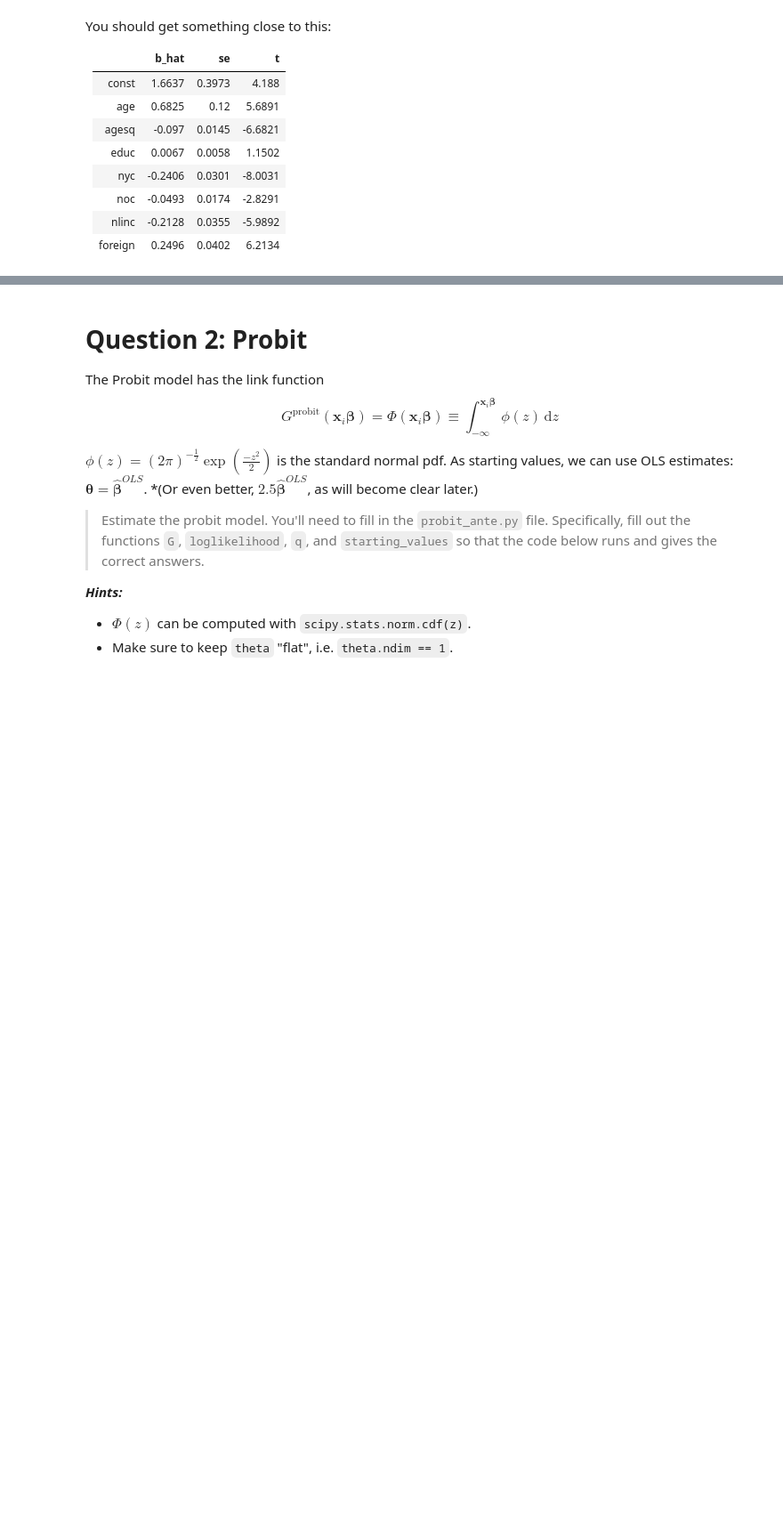
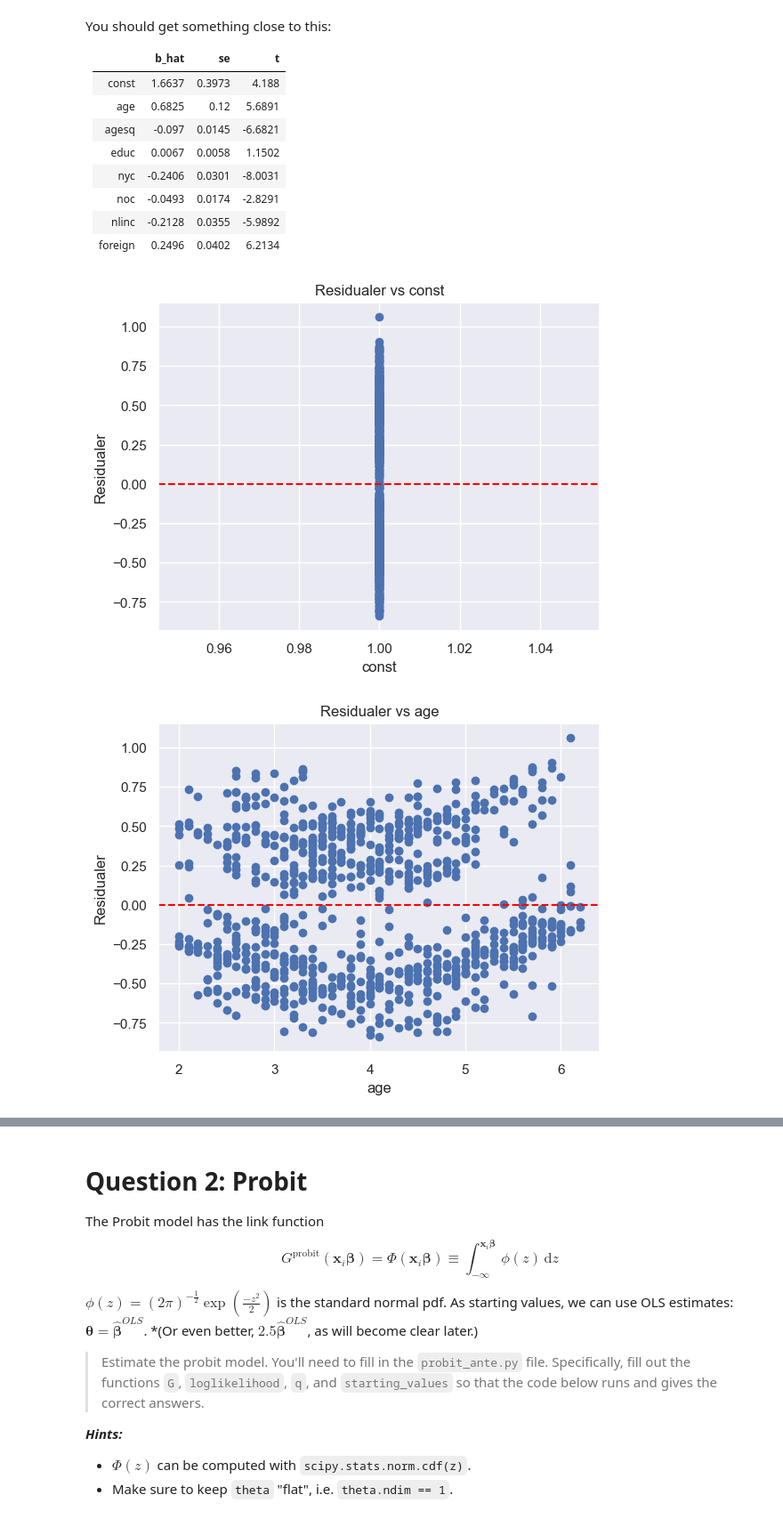
Before and after one commit to anl1313/AME_2025, a Jupyter notebook: Excercise classes/Class 8_2/eksamen/w8_ex_ante.ipynb, the cells around one changed output, grey strips where cells are left out. Shown at 89% size. Drawn from its saved outputs; the diff is of its cells as text; code cells hidden in the pictures; blank space fills up the shorter version.

```diff
--- a/Excercise classes/Class 8_2/eksamen/w8_ex_ante.ipynb
+++ b/Excercise classes/Class 8_2/eksamen/w8_ex_ante.ipynb
@@ -118,7 +117,7 @@ y_lab = 'lfp'
 rawdat_columns = ['lfp', 'nlinc', 'age', 'educ', 'nyc', 'noc', 'foreign'] # contents of raw file
 x_lab = ['const', 'age', 'agesq', 'educ', 'nyc', 'noc', 'nlinc', 'foreign'] # goal for our dataset
 # %%
-dat = pd.read_fwf('swiss.txt', names = rawdat_columns)
+dat = pd.read_fwf('w8_swiss.txt', names = rawdat_columns)
 
 N = dat.shape[0]
 
@@ -171,3 +171,22 @@ You should get something close to this:
 | noc     | -0.0493 | 0.0174 |    -2.8291 |
 | nlinc   | -0.2128 | 0.0355 |    -5.9892 |
 | foreign |  0.2496 | 0.0402 |     6.2134 |
+# %%
+# plot residualer mod x
+import numpy.linalg as la
+beta_ols = la.inv(x.T@x)@ x.T@ y
+res = y-x @beta_ols
+# for hvert x variabel, plot residualer mod x
+for i in range(K):
+    plt.figure()
+    plt.scatter(x[:,i], res)
+    plt.xlabel(x_lab[i])
+    plt.ylabel('Residualer')
+    plt.title(f'Residualer vs {x_lab[i]}')
+    plt.axhline(0, color='red', linestyle='--')
+    plt.show()
+# hvis det er homoskedastisk,så skal residualerne ikke vise
+# noget mønster
+# %% [output]
+[figure, added]
+[figure, added]
```
Also changed, not shown: parts of 23 cells of this notebook, 4 other files.
